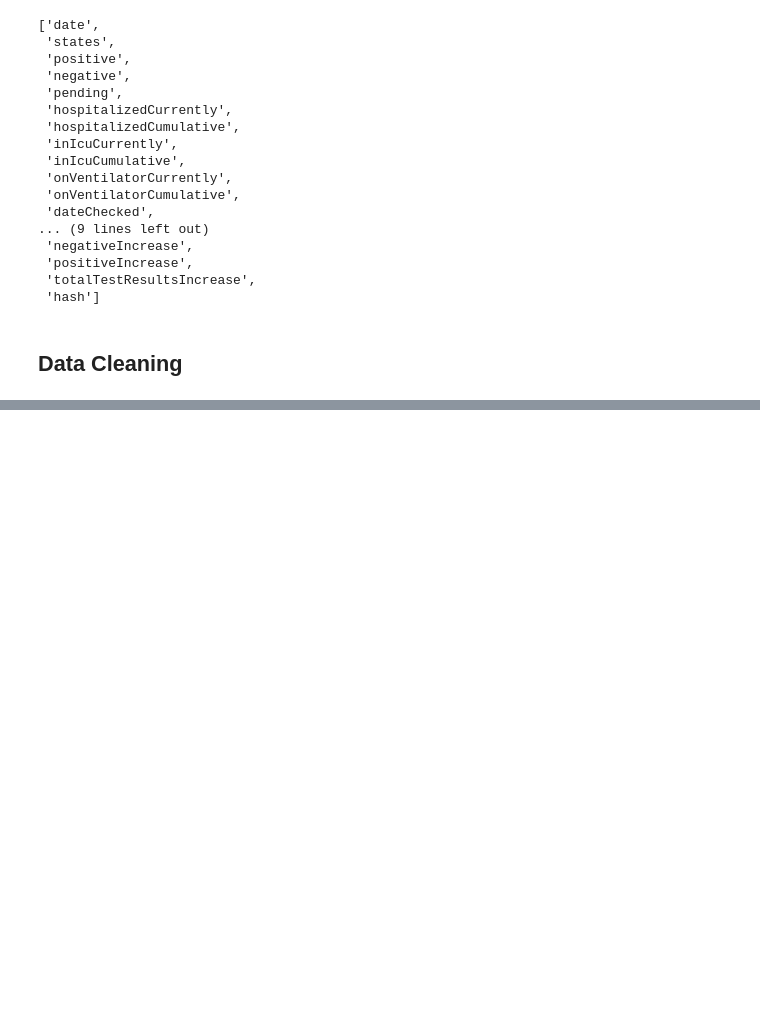
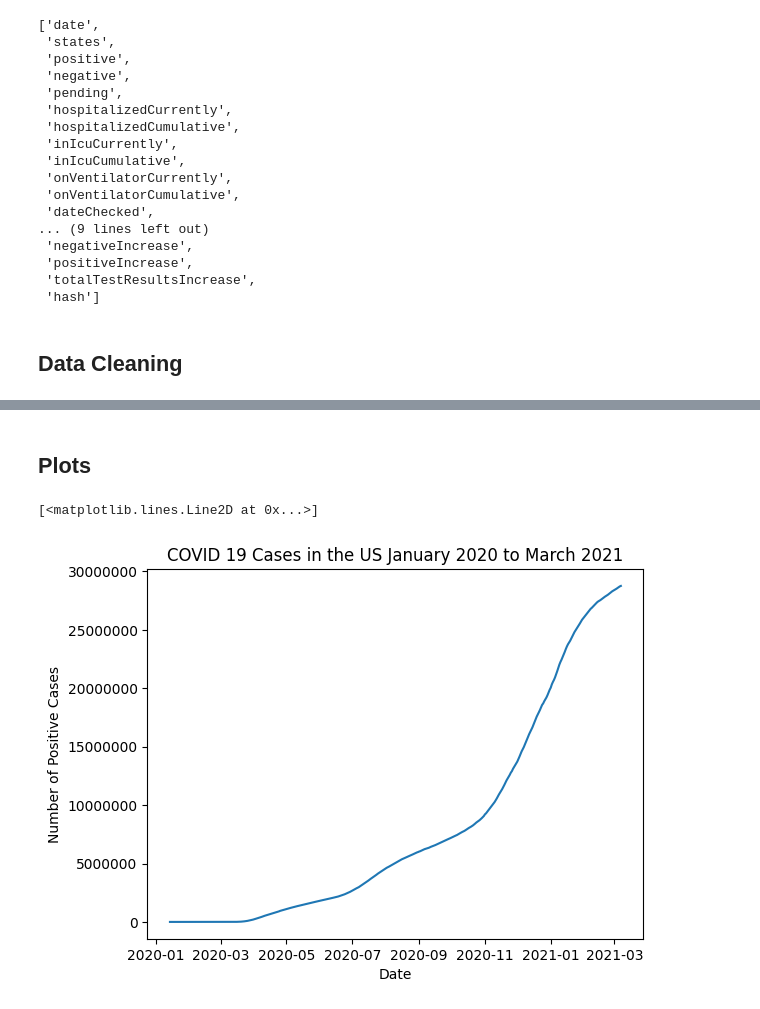
Before and after one commit to Goodgie01/Software-Engineering-University, a Jupyter notebook: summative_code.ipynb, the cells around one changed output, grey strips where cells are left out. Drawn from its saved outputs; the diff is of its cells as text; code cells hidden in the pictures; blank space fills up the shorter version.

Commit message:
Cleaning the data and started plotting

```diff
--- a/summative_code.ipynb
+++ b/summative_code.ipynb
@@ -116,0 +123,3 @@ However, for future proofing for the use of other APIs where the cleaning may no
+# %%
+df['date'] = pd.to_datetime(df['date'].astype(str), format='%Y%m%d')
+df
@@ -116,0 +140,3 @@ However, for future proofing for the use of other APIs where the cleaning may no
+# %%
+df = df.sort_values(by='date')
+df
@@ -116,0 +177,4 @@ However, for future proofing for the use of other APIs where the cleaning may no
+# %%
+df = df.drop(columns = ['states', 'hash', 'total', 'posNeg','hospitalizedIncrease','negativeIncrease','positiveIncrease','totalTestResultsIncrease','lastModified',
+ 'totalTestResults', 'recovered'], axis = 1)
+df
@@ -116,0 +195,3 @@ However, for future proofing for the use of other APIs where the cleaning may no
+# %%
+df = df.replace(np.nan, 0)
+df
@@ -116,0 +212,17 @@ However, for future proofing for the use of other APIs where the cleaning may no
+# %% [markdown]
+## Plots
+# %%
+f = plt.figure()
+
+plt.ticklabel_format(style = 'plain')
+
+plt.title('COVID 19 Cases in the US January 2020 to March 2021')
+plt.xlabel('Date')
+plt.ylabel('Number of Positive Cases')
+
+plt.set_xlim([datetime.date(2020, 1, 26), datetime.date(2014, 2, 1)])
+
+plt.plot(df['date'], df['positive'])
+# %% [output]
+[<matplotlib.lines.Line2D at 0x...>]
+[figure, added]
```
Also changed, not shown: parts of 9 cells of this notebook.
